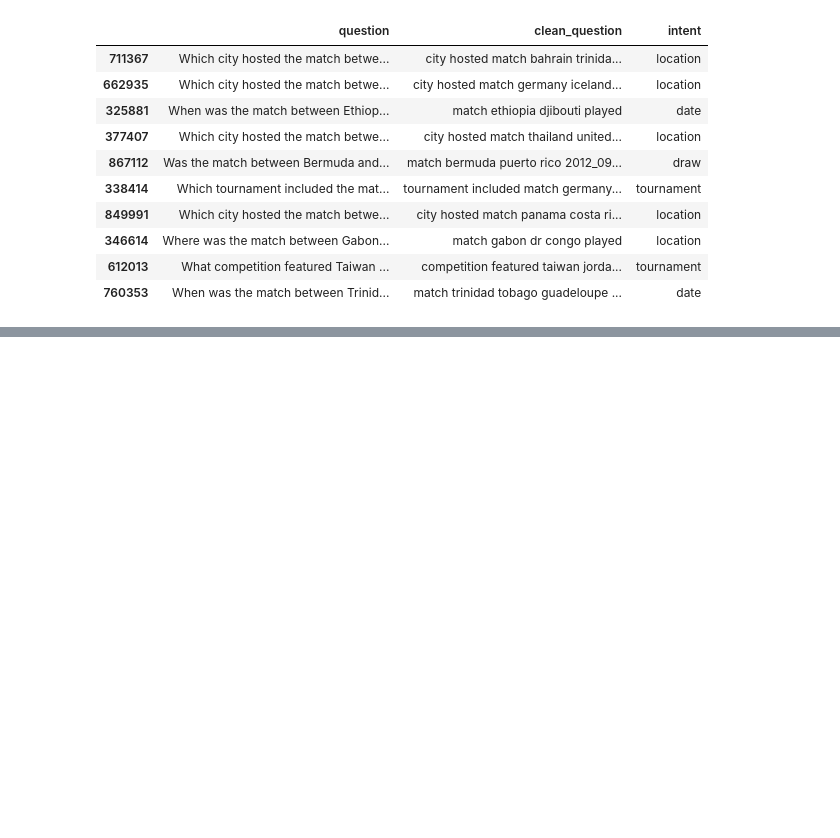
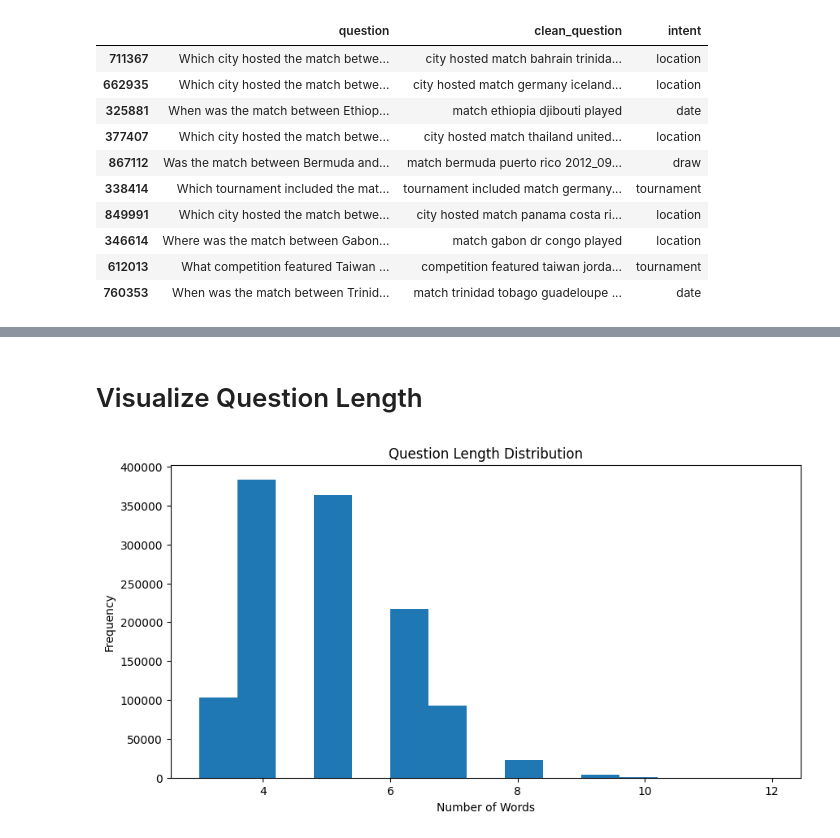
Before and after one commit to eshan14git/football-qa-nlp, a Jupyter notebook: notebooks/Disa_Football_NLQA_Project.ipynb, the cells around one changed output, grey strips where cells are left out. Drawn from its saved outputs; the diff is of its cells as text; code cells hidden in the pictures; blank space fills up the shorter version.

```diff
--- a/notebooks/Disa_Football_NLQA_Project.ipynb
+++ b/notebooks/Disa_Football_NLQA_Project.ipynb
@@ -571,0 +649,6 @@ questions_df[
+# %%
+questions_df["question_length"] = questions_df["clean_question"].apply(
+    lambda x: len(x.split())
+)
+
+questions_df["question_length"].describe()
@@ -571,0 +666,19 @@ questions_df[
+# %% [markdown]
+# Visualize Question Length
+# %%
+plt.figure(figsize=(10,5))
+
+plt.hist(
+    questions_df["question_length"],
+    bins=15
+)
+
+plt.title("Question Length Distribution")
+
+plt.xlabel("Number of Words")
+
+plt.ylabel("Frequency")
+
+plt.show()
+# %% [output]
+[figure, added]
```
Also changed, not shown: parts of 21 cells of this notebook.
